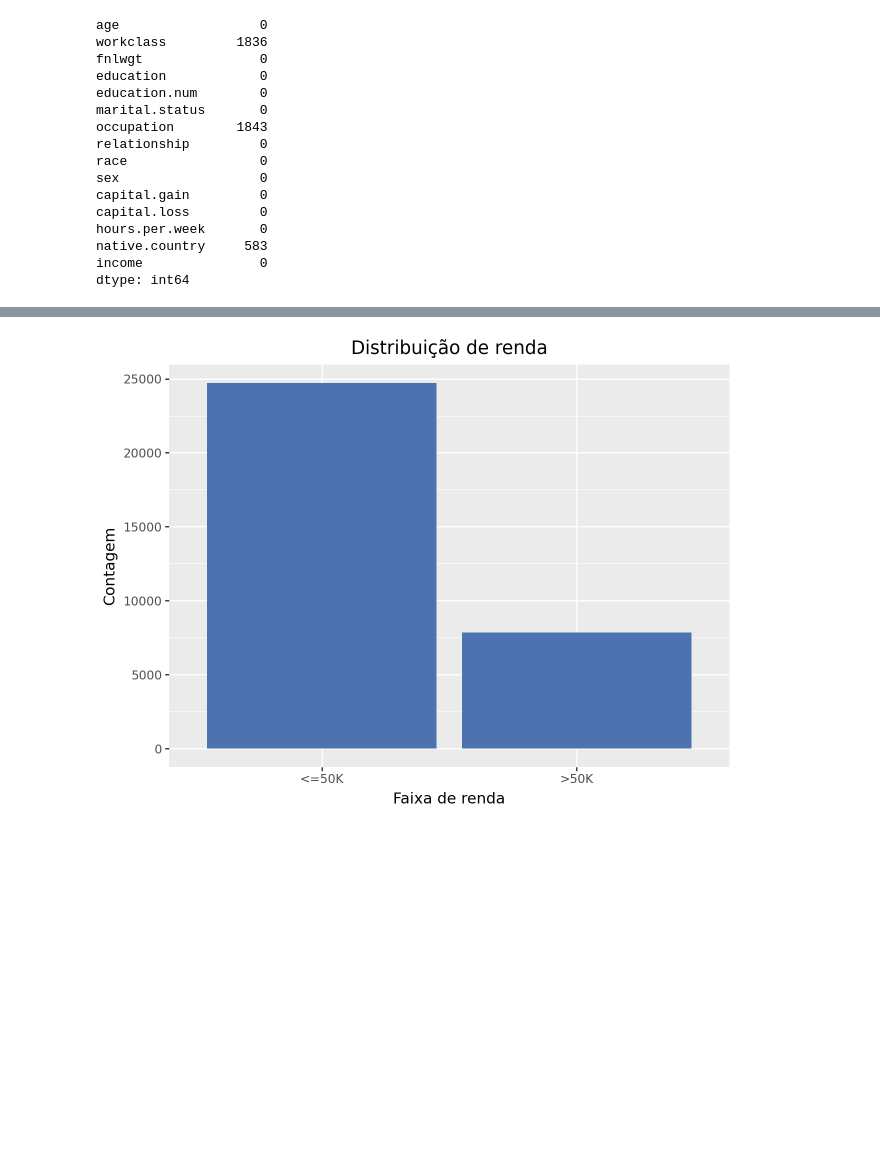
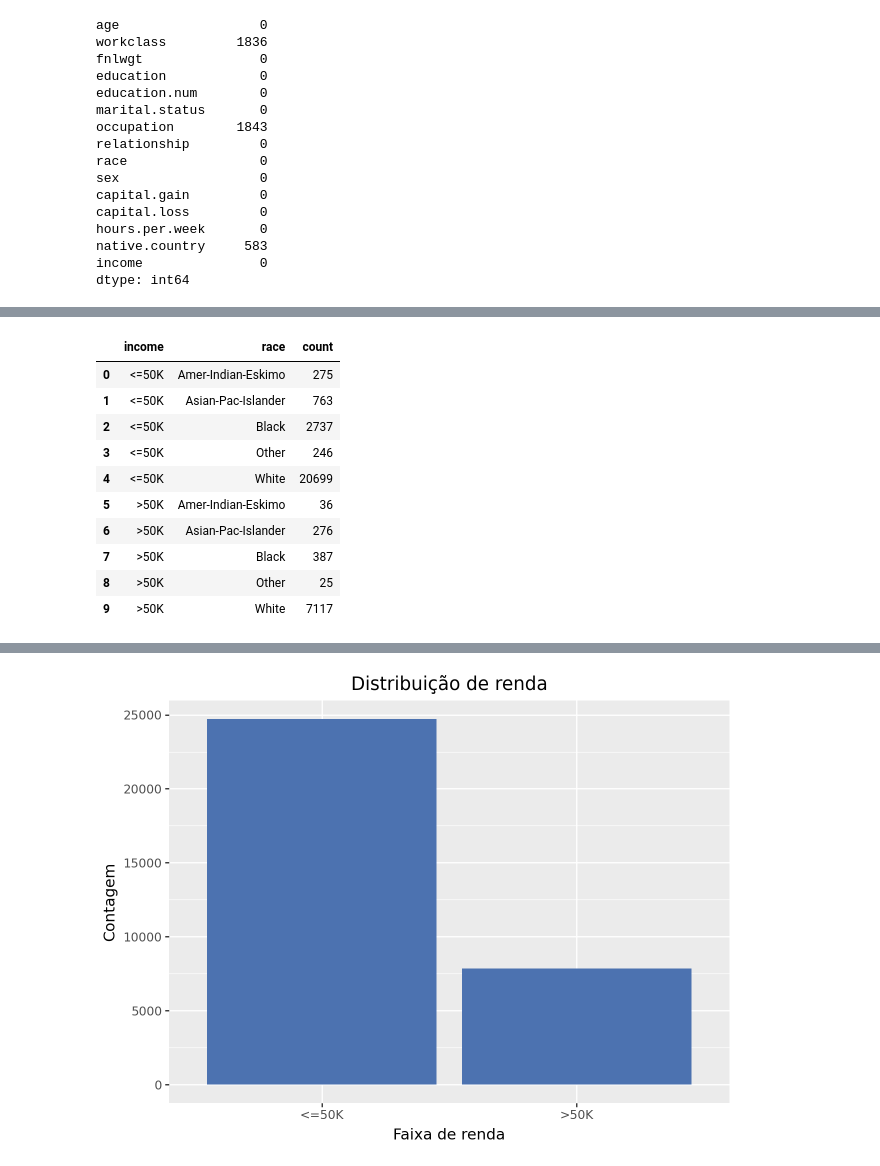
Before and after one commit to vivsoliveira/Adult-Census-Income, a Jupyter notebook: main.ipynb, the cells around one changed output, grey strips where cells are left out. Drawn from its saved outputs; the diff is of its cells as text; code cells hidden in the pictures; blank space fills up the shorter version.

```diff
--- a/main.ipynb
+++ b/main.ipynb
@@ -136,0 +147,14 @@ dtype: int64
+# %%
+df.groupby(['income', 'race']).size().reset_index(name='count')
+# %% [output]
+|  | income | race | count |
+| 0 | <=50K | Amer-Indian-Eskimo | 275 |
+| 1 | <=50K | Asian-Pac-Islander | 763 |
+| 2 | <=50K | Black | 2737 |
+| 3 | <=50K | Other | 246 |
+| 4 | <=50K | White | 20699 |
+| 5 | >50K | Amer-Indian-Eskimo | 36 |
+| 6 | >50K | Asian-Pac-Islander | 276 |
+| 7 | >50K | Black | 387 |
+| 8 | >50K | Other | 25 |
+| 9 | >50K | White | 7117 |
```
Also changed, not shown: parts of 4 cells of this notebook.
